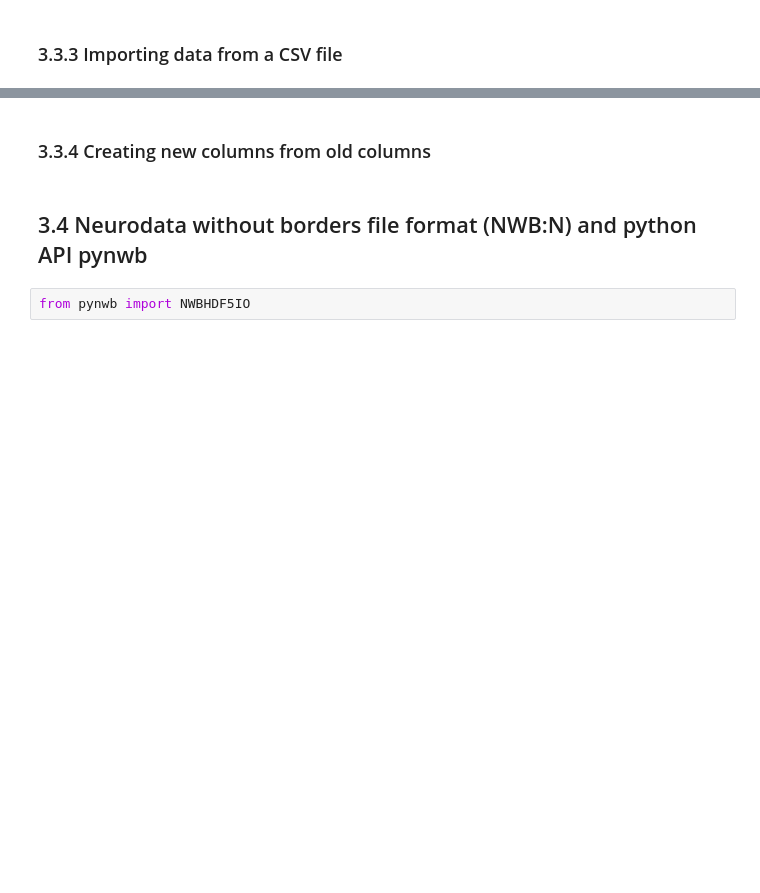
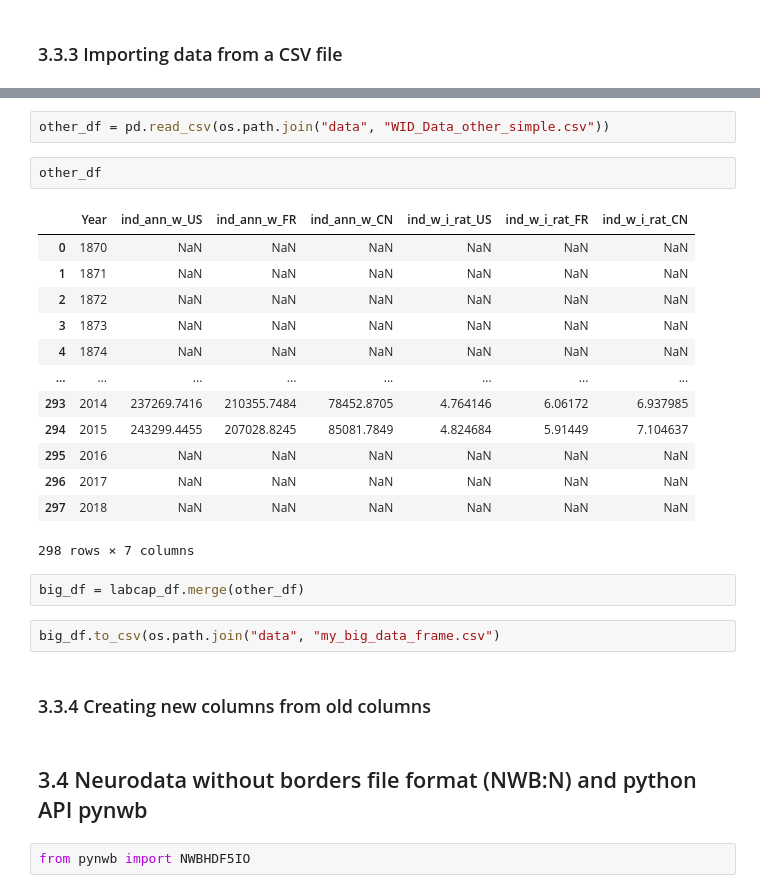
Before and after one commit to badralbanna/quantitative-neuroscience, a Jupyter notebook: (BFA) Ex 3 - Importing and manipulating data.ipynb, the cells around one changed output, grey strips where cells are left out. Saved outputs shown, nothing was run; the diff lists cells and outputs as text; blank space fills up the shorter version.

```diff
--- a/(BFA) Ex 3 - Importing and manipulating data.ipynb
+++ b/(BFA) Ex 3 - Importing and manipulating data.ipynb
@@ -448,3 +539,25 @@ import pandas as pd
+# %%
+other_df = pd.read_csv(os.path.join("data", "WID_Data_other_simple.csv"))
+# %%
+other_df
+# %% [output]
+|  | Year | ind_ann_w_US | ind_ann_w_FR | ind_ann_w_CN | ind_w_i_rat_US | ind_w_i_rat_FR | ind_w_i_rat_CN |
+| 0 | 1870 | NaN | NaN | NaN | NaN | NaN | NaN |
+| 1 | 1871 | NaN | NaN | NaN | NaN | NaN | NaN |
+| 2 | 1872 | NaN | NaN | NaN | NaN | NaN | NaN |
+| 3 | 1873 | NaN | NaN | NaN | NaN | NaN | NaN |
+| 4 | 1874 | NaN | NaN | NaN | NaN | NaN | NaN |
+| ... | ... | ... | ... | ... | ... | ... | ... |
+| 293 | 2014 | 237269.7416 | 210355.7484 | 78452.8705 | 4.764146 | 6.06172 | 6.937985 |
+| 294 | 2015 | 243299.4455 | 207028.8245 | 85081.7849 | 4.824684 | 5.91449 | 7.104637 |
+| 295 | 2016 | NaN | NaN | NaN | NaN | NaN | NaN |
+| 296 | 2017 | NaN | NaN | NaN | NaN | NaN | NaN |
+| 297 | 2018 | NaN | NaN | NaN | NaN | NaN | NaN |
+298 rows × 7 columns
+# %%
+big_df = labcap_df.merge(other_df)
+# %%
+big_df.to_csv(os.path.join("data", "my_big_data_frame.csv")
 # %% [markdown]
 ### 3.3.4 Creating new columns from old columns
 # %% [markdown]
```
Also changed, not shown: parts of 10 cells of this notebook.
